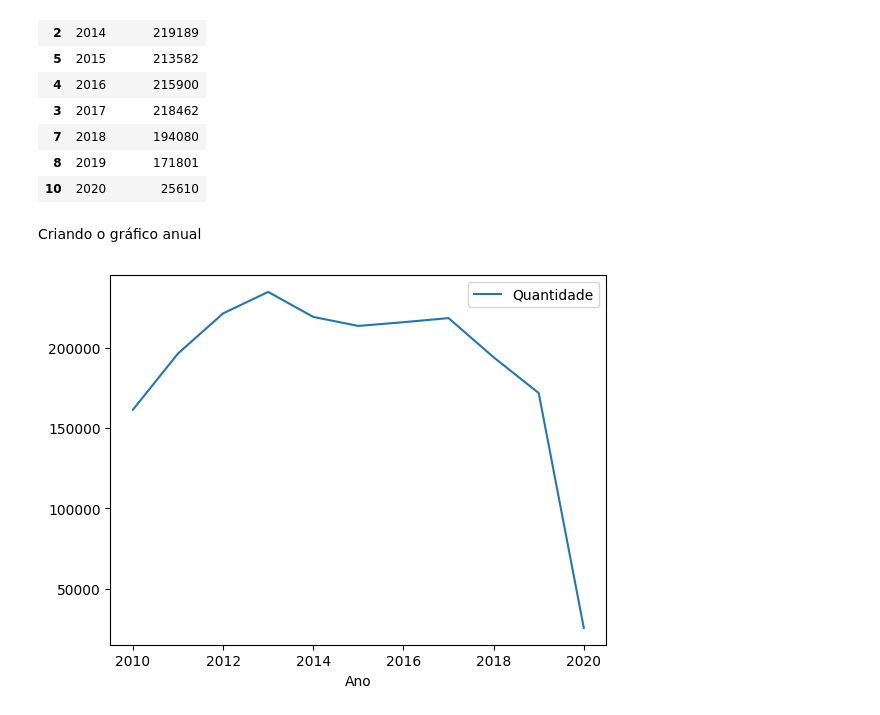
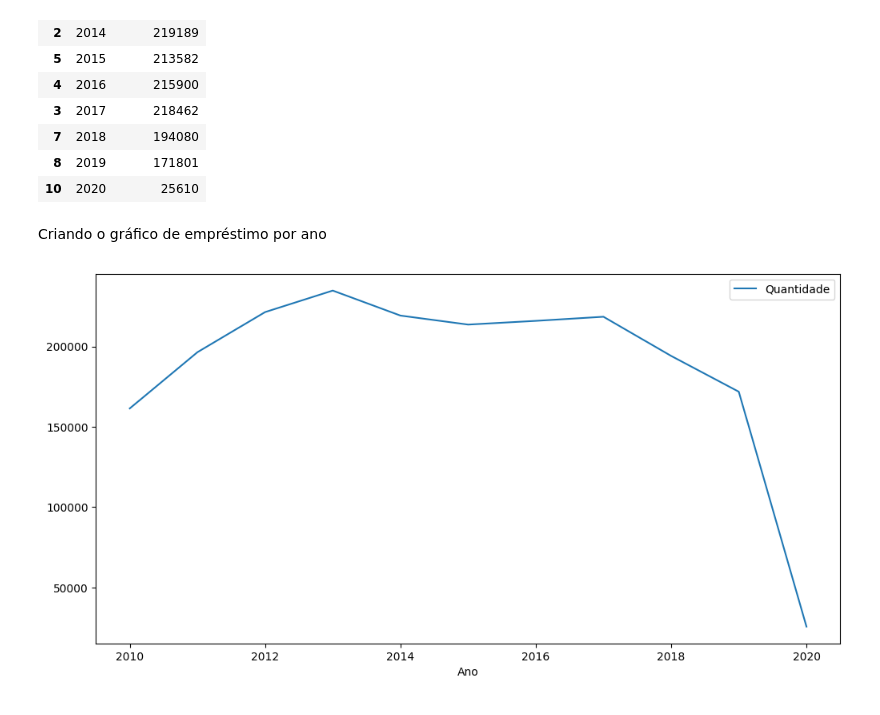
Before and after one commit to GitAlves/analise-bibliotecaria, a Jupyter notebook: analise.ipynb, the cells around one changed output. Saved outputs shown, nothing was run; the diff lists cells and outputs as text; code cells hidden in the pictures.

Commit message:
Updating the first graphic

```diff
--- a/analise.ipynb
+++ b/analise.ipynb
@@ -199,8 +199,8 @@ emprestimo_por_ano
 | 8 | 2019 | 171801 |
 | 10 | 2020 | 25610 |
 # %% [markdown]
-Criando o gráfico anual
+Criando o gráfico de empréstimo por ano
 # %%
-emprestimo_por_ano.plot(kind="line", x="Ano", y="Quantidade");
+emprestimo_por_ano.plot(kind="line", x="Ano", y="Quantidade", figsize=(12, 6));
 # %% [output]
-[figure, old version]
+[figure, new version]
```
